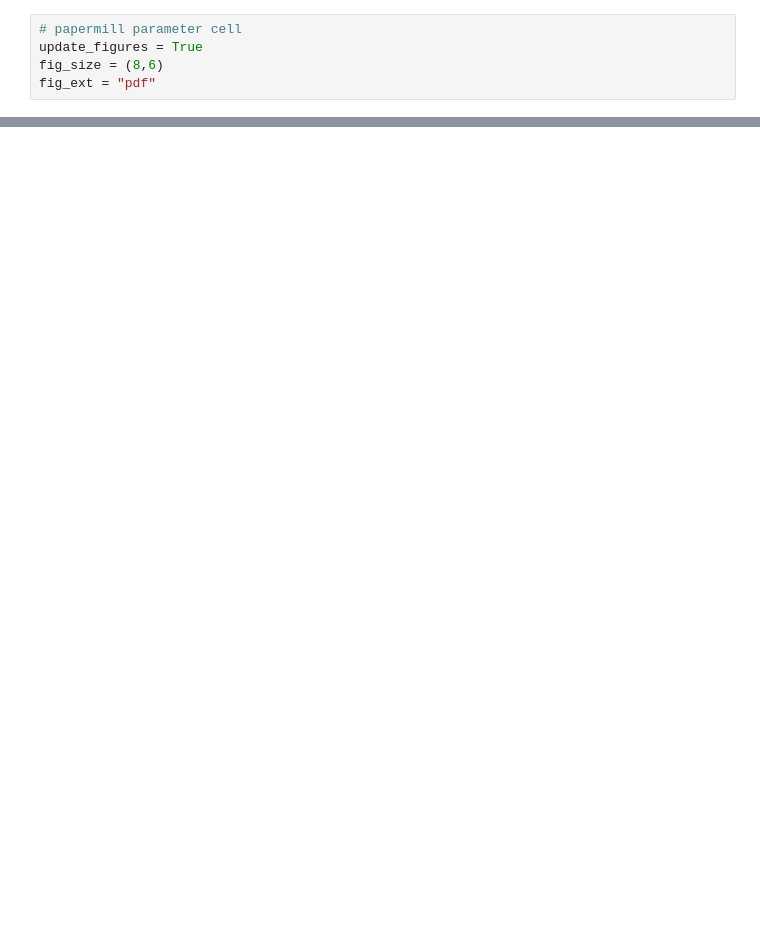
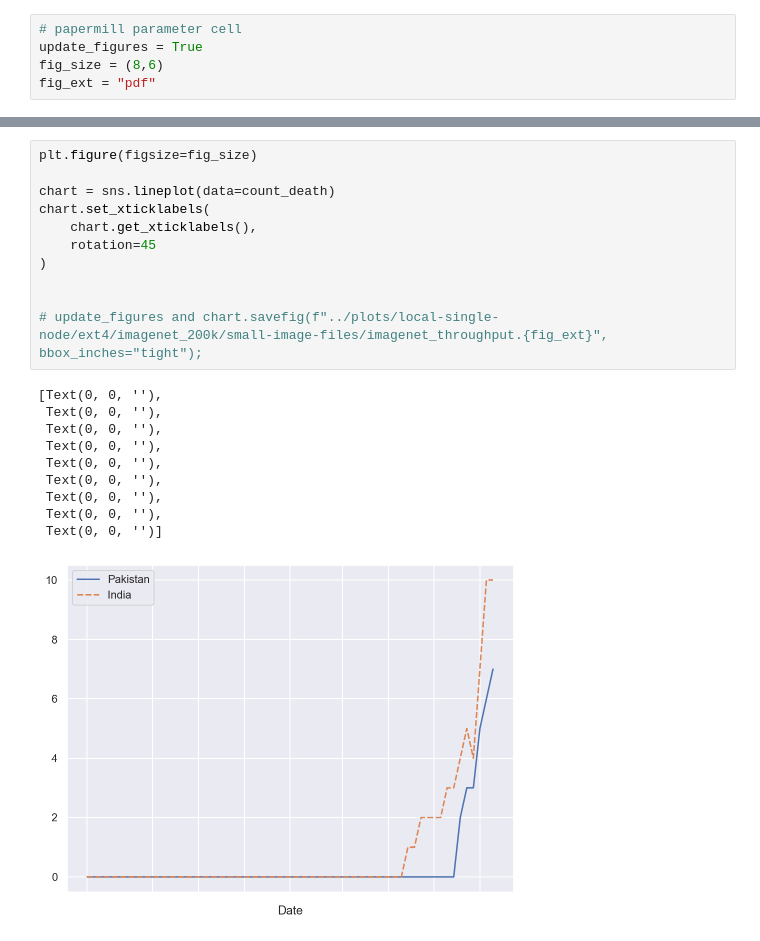
Before and after one commit to aliabbasjaffri/COVID-19-Analysis, a Jupyter notebook: Analysis.ipynb, the cells around one changed output, grey strips where cells are left out. Cells and saved outputs as stored; diff of their text form; blank space fills up the shorter version.

```diff
--- a/Analysis.ipynb
+++ b/Analysis.ipynb
@@ -58,0 +99,22 @@ withoutPD = withoutPD.dropna(axis=1, how='all')
+# %%
+plt.figure(figsize=fig_size)
+
+chart = sns.lineplot(data=count_death)
+chart.set_xticklabels(
+    chart.get_xticklabels(),
+    rotation=45
+)
+
+
+# update_figures and chart.savefig(f"../plots/local-single-node/ext4/imagenet_200k/small-image-files/imagenet_throughput.{fig_ext}", bbox_inches="tight");
+# %% [output]
+[Text(0, 0, ''),
+ Text(0, 0, ''),
+ Text(0, 0, ''),
+ Text(0, 0, ''),
+ Text(0, 0, ''),
+ Text(0, 0, ''),
+ Text(0, 0, ''),
+ Text(0, 0, ''),
+ Text(0, 0, '')]
+[figure, added]
```
Also changed, not shown: parts of 10 cells of this notebook.
